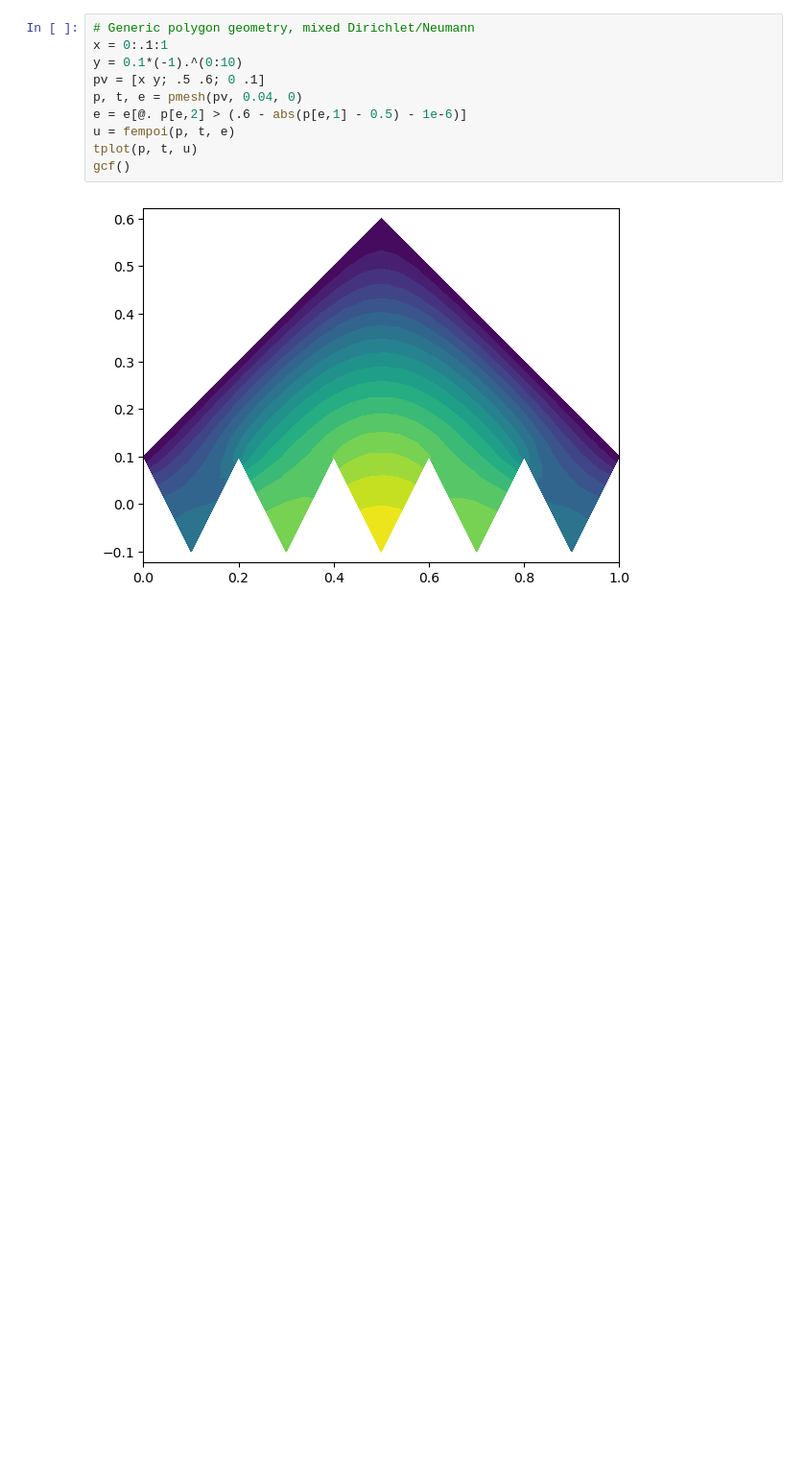
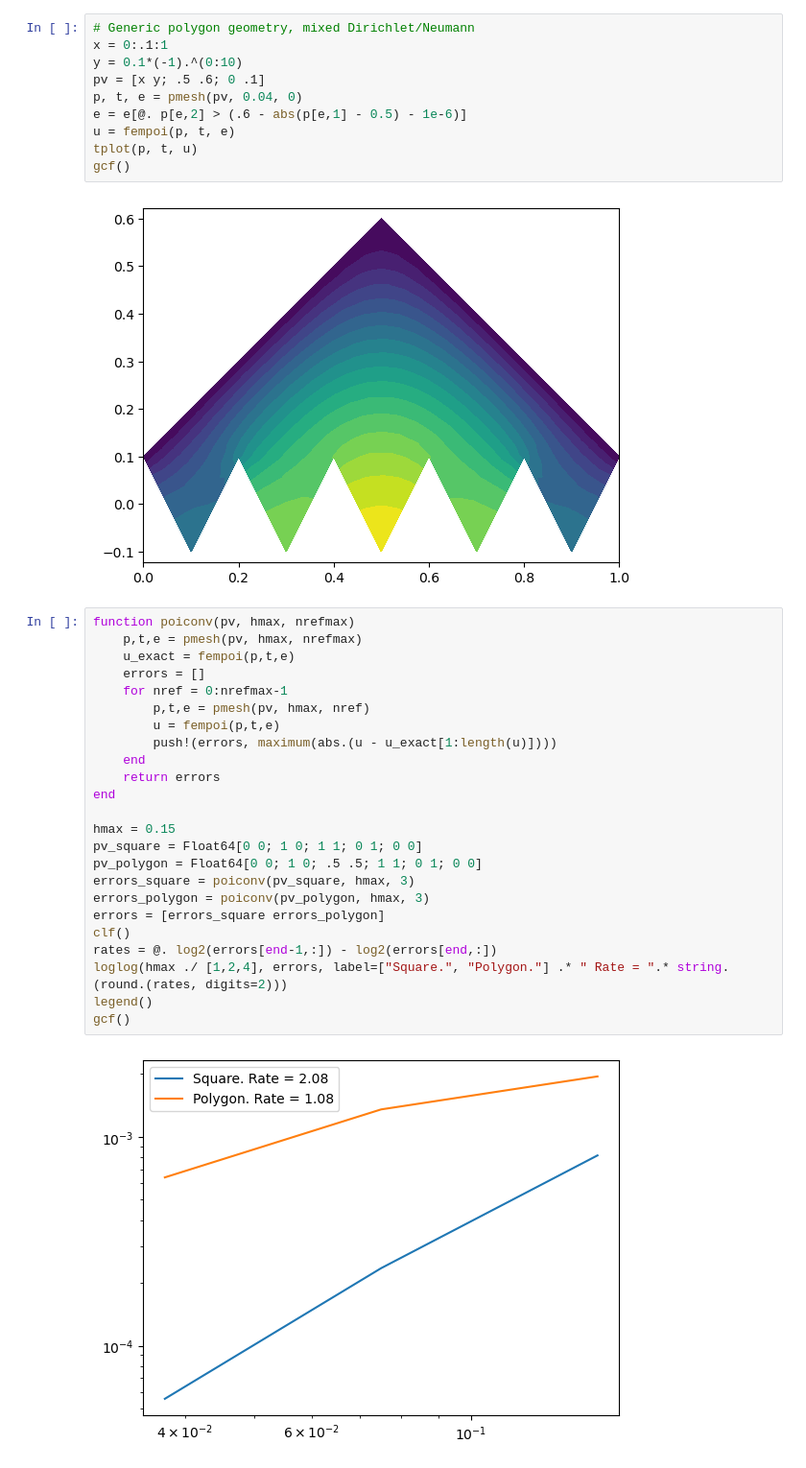
Before and after one commit to aledha/math228b, a Jupyter notebook: Problem sets/PS4/ps4.ipynb, the cells around one changed output. Shown at 96% size. Cells and saved outputs as stored; diff of their text form; blank space fills up the shorter version.

```diff
--- a/Problem sets/PS4/ps4.ipynb
+++ b/Problem sets/PS4/ps4.ipynb
@@ -273,3 +274,29 @@ tplot(p, t, u)
 gcf()
 # %% [output]
 [figure]
+# %%
+function poiconv(pv, hmax, nrefmax)
+    p,t,e = pmesh(pv, hmax, nrefmax)
+    u_exact = fempoi(p,t,e)
+    errors = []
+    for nref = 0:nrefmax-1
+        p,t,e = pmesh(pv, hmax, nref)
+        u = fempoi(p,t,e)
+        push!(errors, maximum(abs.(u - u_exact[1:length(u)])))
+    end
+    return errors
+end
+
+hmax = 0.15
+pv_square = Float64[0 0; 1 0; 1 1; 0 1; 0 0]
+pv_polygon = Float64[0 0; 1 0; .5 .5; 1 1; 0 1; 0 0]
+errors_square = poiconv(pv_square, hmax, 3)
+errors_polygon = poiconv(pv_polygon, hmax, 3)
+errors = [errors_square errors_polygon]
+clf()
+rates = @. log2(errors[end-1,:]) - log2(errors[end,:])
+loglog(hmax ./ [1,2,4], errors, label=["Square.", "Polygon."] .* " Rate = ".* string.(round.(rates, digits=2)))
+legend()
+gcf()
+# %% [output]
+[figure, added]
```
Also changed, not shown: parts of 1 cell of this notebook.
